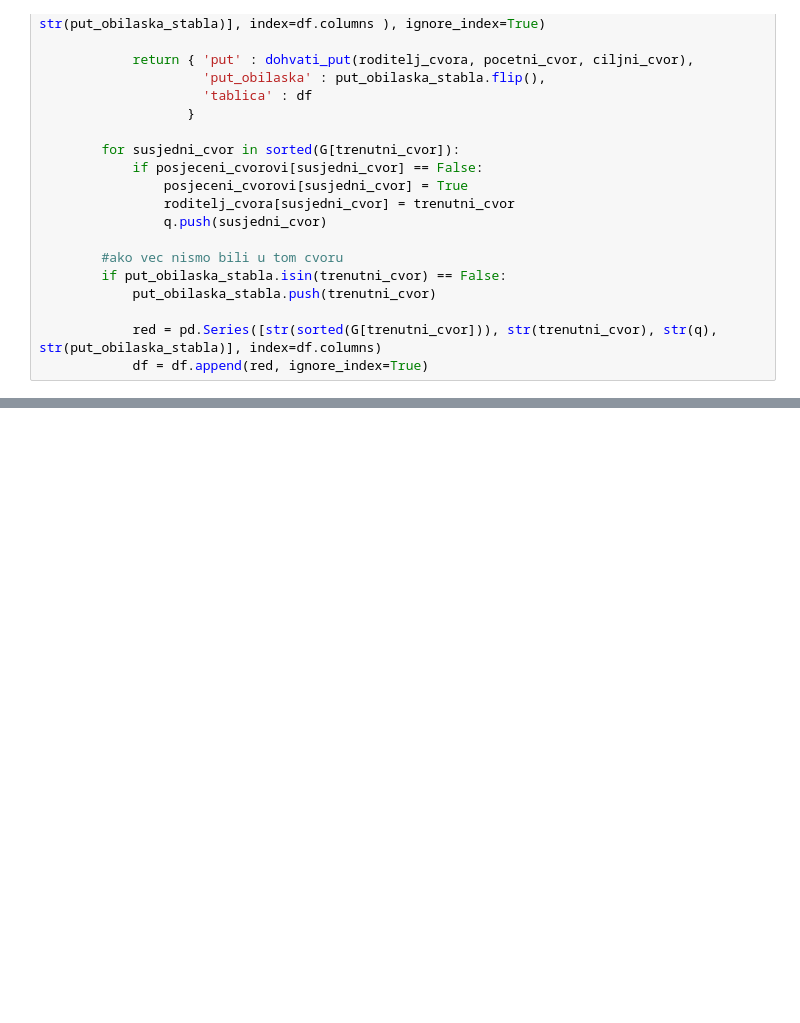
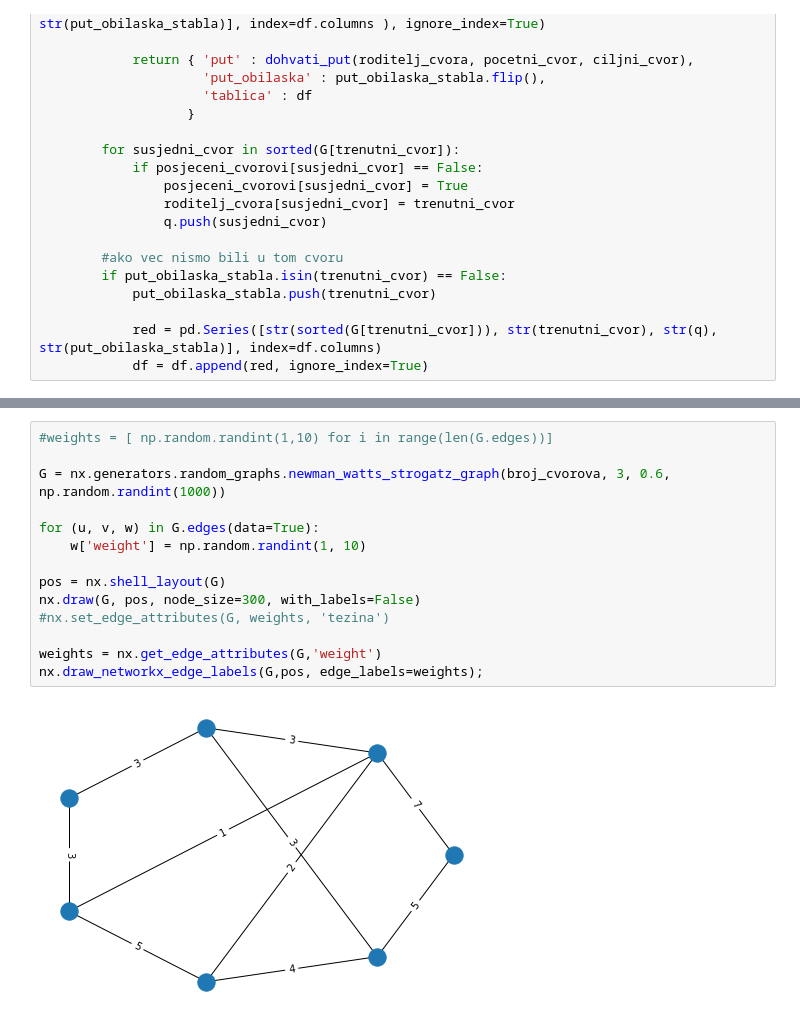
Before and after one commit to nivuckovic/matematicki-softver-esej1, a Jupyter notebook: BFS.ipynb, the cells around one changed output, grey strips where cells are left out. Cells and saved outputs as stored; diff of their text form; blank space fills up the shorter version.

```diff
--- a/BFS.ipynb
+++ b/BFS.ipynb
@@ -275,0 +325,16 @@ ispisi_output()
+# %%
+#weights = [ np.random.randint(1,10) for i in range(len(G.edges))]
+
+G = nx.generators.random_graphs.newman_watts_strogatz_graph(broj_cvorova, 3, 0.6, np.random.randint(1000))
+
+for (u, v, w) in G.edges(data=True):
+    w['weight'] = np.random.randint(1, 10)
+
+pos = nx.shell_layout(G)
+nx.draw(G, pos, node_size=300, with_labels=False)
+#nx.set_edge_attributes(G, weights, 'tezina')
+
+weights = nx.get_edge_attributes(G,'weight')
+nx.draw_networkx_edge_labels(G,pos, edge_labels=weights);
+# %% [output]
+[figure, added]
```
Also changed, not shown: parts of 9 cells of this notebook.
